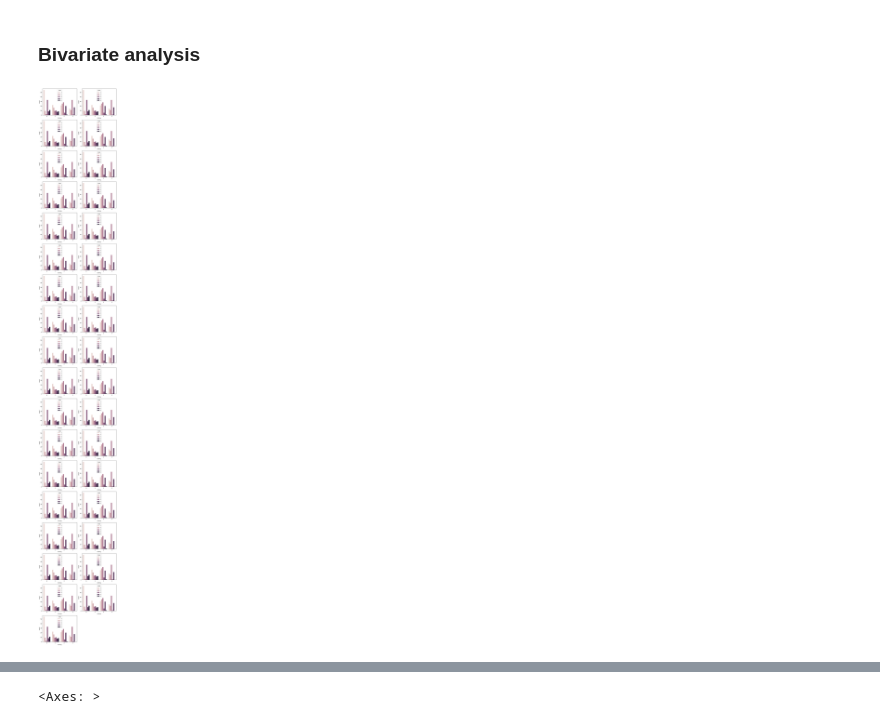
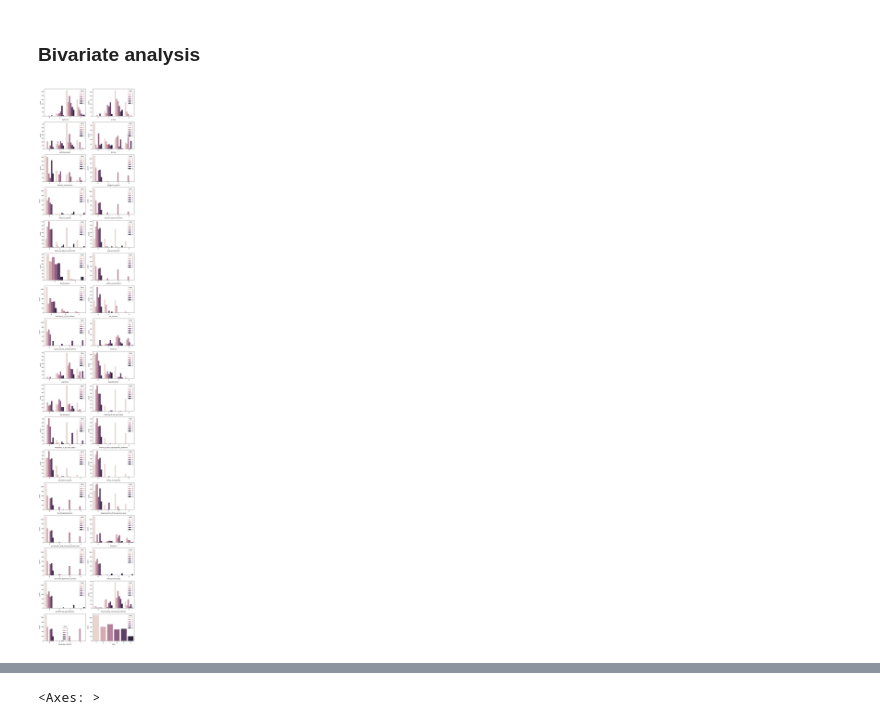
Before and after one commit to NuneShashank/Skin_Disorder, a Jupyter notebook: code.ipynb, the cells around one changed output, grey strips where cells are left out. Drawn from its saved outputs; the diff is of its cells as text; code cells hidden in the pictures.

```diff
--- a/code.ipynb
+++ b/code.ipynb
@@ -182,7 +183,7 @@ int(np.median(a=temp_df['Age']))
 # %% [output]
 35
 # %%
-df.loc[df['Age']=='?','Age']=str(int(np.mean(a=temp_df['Age'])))
+df.loc[df['Age']=='?','Age']=str(int(np.median(a=temp_df['Age'])))
 # %%
 df.loc[df['Age']=='?']
 # %% [output]
@@ -392,12 +393,12 @@ Name: count, dtype: int64
 # %% [markdown]
 ### Bivariate analysis
 # %%
-plt.figure(figsize=(10,70))
+plt.figure(figsize=(10,60))
 plot_num=1
-for i in df:
+for i in df.drop('Age',axis=1):
     plt.subplot(18,2,plot_num)
-    sns.countplot(x=df['itching'],hue=df['class'])
+    sns.countplot(x=df[i],hue=df['class'])
     plot_num+=1
 plt.tight_layout()
 # %% [output]
-[figure, old version]
+[figure, new version]
```
Also changed, not shown: parts of 14 cells of this notebook.
